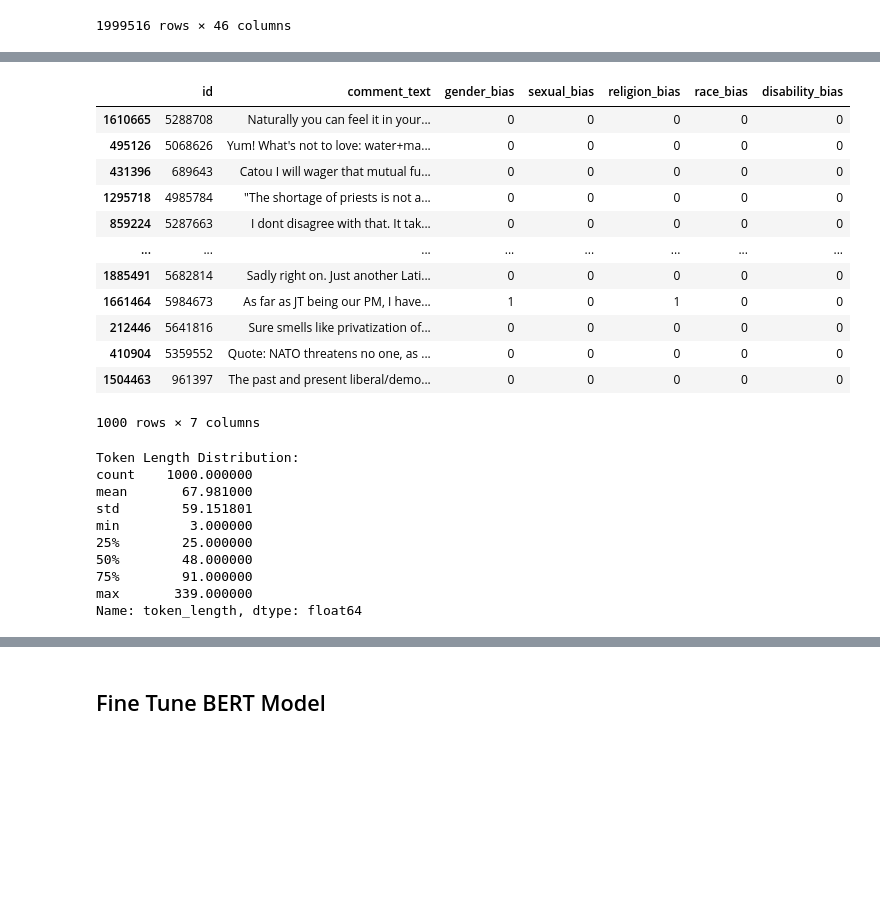
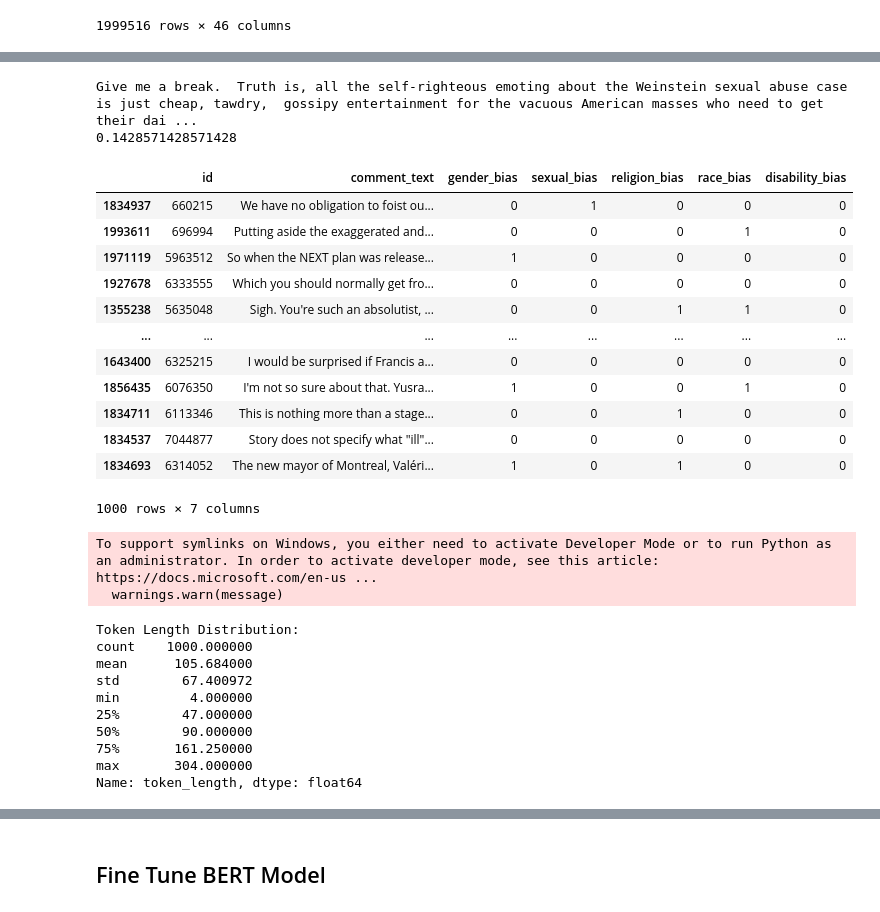
Before and after one commit to JochemBus/AI_Policy_Thesis, a Jupyter notebook: Test.ipynb, the cells around one changed output, grey strips where cells are left out. Cells and saved outputs as stored; diff of their text form; code cells hidden in the pictures; blank space fills up the shorter version.

Commit message:
Bias data filter

```diff
--- a/Test.ipynb
+++ b/Test.ipynb
@@ -90,41 +110,53 @@ bias_df
+# %%
+index += 1
+print(bias_df.iloc[index]["comment_text"])
+print(bias_df.iloc[index]["toxicity"])
+# %% [output]
+Give me a break.  Truth is, all the self-righteous emoting about the Weinstein sexual abuse case is just cheap, tawdry,  gossipy entertainment for the vacuous American masses who need to get their dai ...
+0.1428571428571428
 # %%
 gender_columns_to_check = ["male", "female", "transgender", "other_gender"]
 bias_df["gender_bias"] = (bias_df[gender_columns_to_check] > 0.5).any(axis=1).astype(int)
 
 sexual_columns_to_check = ["heterosexual", "homosexual_gay_or_lesbian", "bisexual", "other_sexual_orientation"]
 bias_df["sexual_bias"] = (bias_df[sexual_columns_to_check] > 0.5).any(axis=1).astype(int)
 
 religion_columns_to_check = ["christian", "jewish", "muslim", "hindu", "buddhist", "atheist", "other_religion"]
 bias_df["religion_bias"] = (bias_df[religion_columns_to_check] > 0.5).any(axis=1).astype(int)
 
 race_columns_to_check = ["black", "white", "asian", "latino", "other_race_or_ethnicity"]
 bias_df["race_bias"] = (bias_df[race_columns_to_check] > 0.5).any(axis=1).astype(int)
 
 disability_columns_to_check = ["physical_disability", "intellectual_or_learning_disability", "psychiatric_or_mental_illness", "other_disability"]
 bias_df["disability_bias"] = (bias_df[disability_columns_to_check] > 0.5).any(axis=1).astype(int)
 
-filtered_bias_df = bias_df[['id', 'comment_text', 'gender_bias', 'sexual_bias', 'religion_bias', 'race_bias', 'disability_bias']]
-filtered_bias_df = filtered_bias_df.sample(frac=0.0005, random_state=42)
+# Make sure the toxicity annotation is accurate and not too high
+filtered_bias_df = bias_df[bias_df['toxicity_annotator_count'] >= 10]
+filtered_bias_df = filtered_bias_df[filtered_bias_df['toxicity'] < 0.25]
+
+# Make sure the identity annotation is accurate
+filtered_bias_df = filtered_bias_df[filtered_bias_df['identity_annotator_count'] >= 10]
+filtered_bias_df = filtered_bias_df[['id', 'comment_text', 'gender_bias', 'sexual_bias', 'religion_bias', 'race_bias', 'disability_bias']]
+
+filtered_bias_df = filtered_bias_df.sample(n=1000, random_state=42)
 filtered_bias_df = filtered_bias_df.dropna(subset=['comment_text'])
 
 filtered_bias_df
 # %% [output]
 |  | id | comment_text | gender_bias | sexual_bias | religion_bias | race_bias | disability_bias |
-| 1610665 | 5288708 | Naturally you can feel it in your... | 0 | 0 | 0 | 0 | 0 |
-| 495126 | 5068626 | Yum! What's not to love: water+ma... | 0 | 0 | 0 | 0 | 0 |
-| 431396 | 689643 | Catou I will wager that mutual fu... | 0 | 0 | 0 | 0 | 0 |
-| 1295718 | 4985784 | "The shortage of priests is not a... | 0 | 0 | 0 | 0 | 0 |
-| 859224 | 5287663 | I dont disagree with that. It tak... | 0 | 0 | 0 | 0 | 0 |
+| 1834937 | 660215 | We have no obligation to foist ou... | 0 | 1 | 0 | 0 | 0 |
+| 1993611 | 696994 | Putting aside the exaggerated and... | 0 | 0 | 0 | 1 | 0 |
+| 1971119 | 5963512 | So when the NEXT plan was release... | 1 | 0 | 0 | 0 | 0 |
+| 1927678 | 6333555 | Which you should normally get fro... | 0 | 0 | 0 | 0 | 0 |
+| 1355238 | 5635048 | Sigh. You're such an absolutist, ... | 0 | 0 | 1 | 1 | 0 |
 | ... | ... | ... | ... | ... | ... | ... | ... |
-| 1885491 | 5682814 | Sadly right on. Just another Lati... | 0 | 0 | 0 | 0 | 0 |
-| 1661464 | 5984673 | As far as JT being our PM, I have... | 1 | 0 | 1 | 0 | 0 |
-| 212446 | 5641816 | Sure smells like privatization of... | 0 | 0 | 0 | 0 | 0 |
-| 410904 | 5359552 | Quote: NATO threatens no one, as ... | 0 | 0 | 0 | 0 | 0 |
-| 1504463 | 961397 | The past and present liberal/demo... | 0 | 0 | 0 | 0 | 0 |
+| 1643400 | 6325215 | I would be surprised if Francis a... | 0 | 0 | 0 | 0 | 0 |
+| 1856435 | 6076350 | I'm not so sure about that. Yusra... | 1 | 0 | 0 | 1 | 0 |
+| 1834711 | 6113346 | This is nothing more than a stage... | 0 | 0 | 1 | 0 | 0 |
+| 1834537 | 7044877 | Story does not specify what "ill"... | 0 | 0 | 0 | 0 | 0 |
+| 1834693 | 6314052 | The new mayor of Montreal, Valéri... | 1 | 0 | 1 | 0 | 0 |
 1000 rows × 7 columns
 # %%
-
-
 tokenizer = AutoTokenizer.from_pretrained("bert-base-uncased")
 token_distribution_df = pd.DataFrame()
 # Compute the token length for each comment
@@ -136,16 +168,18 @@ token_distribution_df['token_length'] = filtered_bias_df['comment_text'].apply(
 print("Token Length Distribution:")
 print(token_distribution_df['token_length'].describe())
 # %% [output]
-Token Length Distribution:
-count    1000.000000
-mean       67.981000
-std        59.151801
-min         3.000000
-25%        25.000000
-50%        48.000000
-75%        91.000000
-max       339.000000
-Name: token_length, dtype: float64
+To support symlinks on Windows, you either need to activate Developer Mode or to run Python as an administrator. In order to activate developer mode, see this article: https://docs.microsoft.com/en-us ...
+  warnings.warn(message)
+Token Length Distribution:
+count    1000.000000
+mean      105.684000
+std        67.400972
+min         4.000000
+25%        47.000000
+50%        90.000000
+75%       161.250000
+max       304.000000
+Name: token_length, dtype: float64
 # %%
 # Tokenize with a max token count of 128
 tokenizer = AutoTokenizer.from_pretrained("bert-base-uncased")
```
Also changed, not shown: parts of 7 cells of this notebook.
